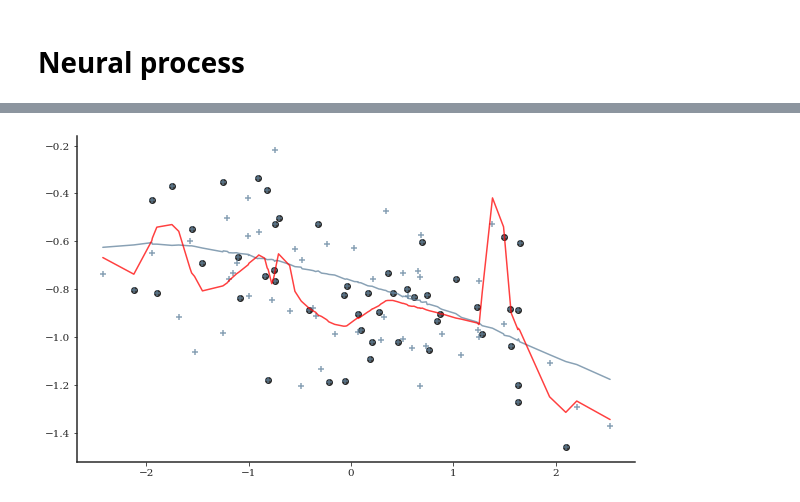
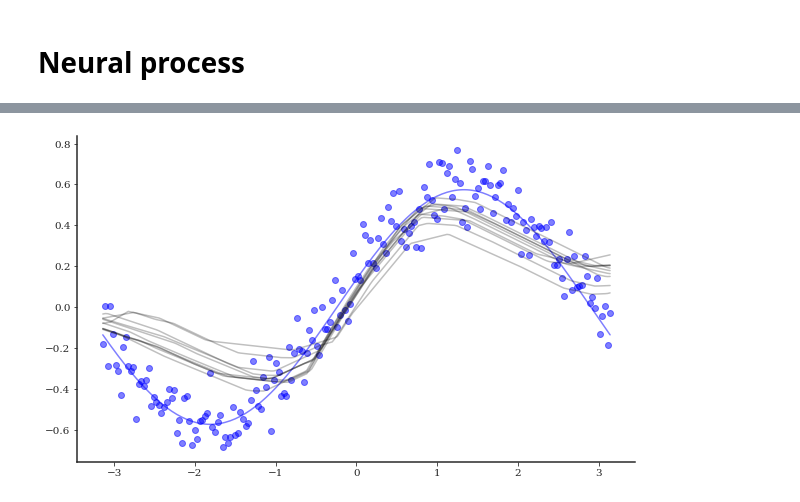
Before and after one commit to ramsey-devs/ramsey, a Jupyter notebook: docs/notebooks/neural_process.ipynb, the cells around one changed output, grey strips where cells are left out. Saved outputs shown, nothing was run; the diff lists cells and outputs as text; code cells hidden in the pictures.

```diff
--- a/docs/notebooks/neural_process.ipynb
+++ b/docs/notebooks/neural_process.ipynb
@@ -123,18 +64,47 @@ y_target_posterior = posterior_predictive.sample(key=sample_key, sample_shape=(1
-# %%
-idx = 0
-y_star = np.mean(y_target_posterior[:, [idx], :, :], axis=0)
-
-_, ax = plt.subplots(figsize=(10, 6))
-xp = np.squeeze(x_target[idx, :, :])
-yp = np.squeeze(y_target[idx, :, :])
-fp = np.squeeze(f_target[idx, :, :])
-yp_star = np.squeeze(y_star[idx, :, :])
-
-idxs = np.argsort(xp)
-ax.scatter(x_context, y_context, color="black", alpha=0.75)
-ax.plot(xp[idxs], fp[idxs], color=cols[i], alpha=0.75)
-ax.scatter(xp[idxs], yp[idxs], marker="+", color=cols[i], alpha=0.75)
-ax.plot(xp[idxs], yp_star[idxs], color="red", alpha=0.75)
-plt.show()
-# %% [output]
-[figure, removed]
+# %%
+key, train_key = random.split(key, 2)
+
+n_context, n_target = 10, 20
+params, objectives = train_neural_process(
+    neural_process,
+    params,
+    train_key,
+    x=x_target,
+    y=y_target,
+    n_context=n_context,
+    n_target=n_target,
+    n_iter=10000
+)
+# %%
+key, sample_key = random.split(key, 2)
+
+sample_idxs = random.choice(
+    sample_key, x_target.shape[1], shape=(n_context + n_target,), replace=False
+)
+# %%
+idx = 2
+
+_, ax = plt.subplots(figsize=(10, 6))
+x = np.squeeze(x_target[idx, :, :])
+f = np.squeeze(f_target[idx, :, :])
+y = np.squeeze(y_target[idx, :, :])
+
+srt_idxs = np.argsort(x)
+ax.plot(x[srt_idxs], f[srt_idxs], color="blue", alpha=0.5)
+ax.scatter(x[srt_idxs], y[srt_idxs], color="blue", alpha=0.5)
+
+for i in range(10):
+    key, apply_key = random.split(key, 2)
+    y_star = neural_process.apply(
+        params=params,
+        rng=apply_key,
+        x_context=x[np.newaxis, sample_idxs[:n_context], np.newaxis],
+        y_context=y[np.newaxis, sample_idxs[:n_context], np.newaxis],
+        x_target=x_target[2:3, :, :]
+    ).mean
+    x_star = np.squeeze(x_target[2:3, :, :])
+    y_star = np.squeeze(y_star)
+    ax.plot(x_star, y_star, color="black", alpha=0.25)
+plt.show()
+# %% [output]
+[figure, added]
```
Also changed, not shown: parts of 15 cells of this notebook, 7 other files.
